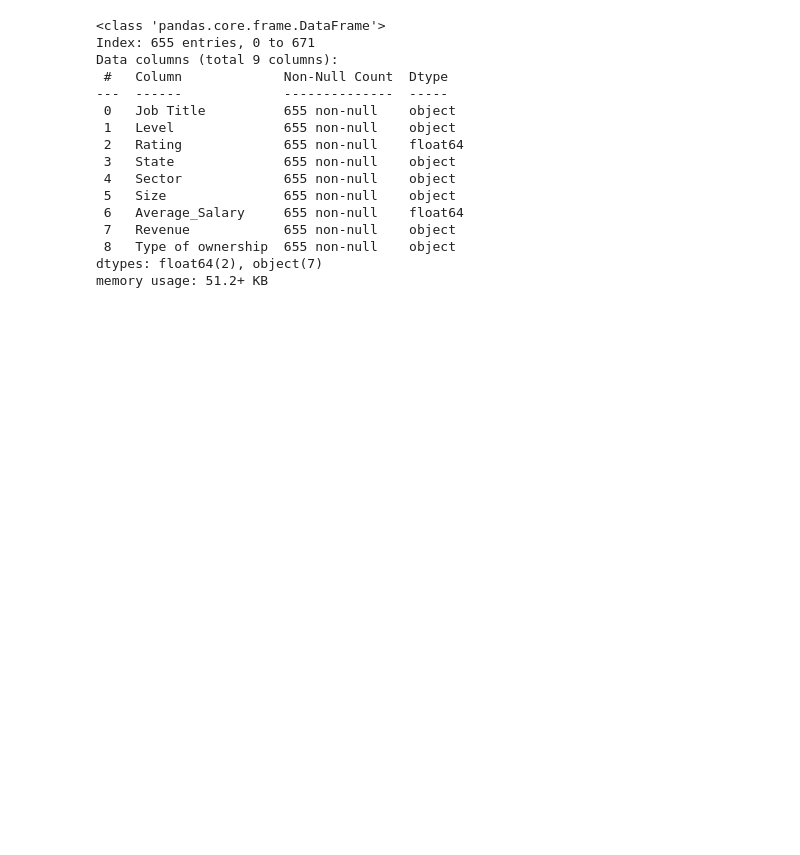
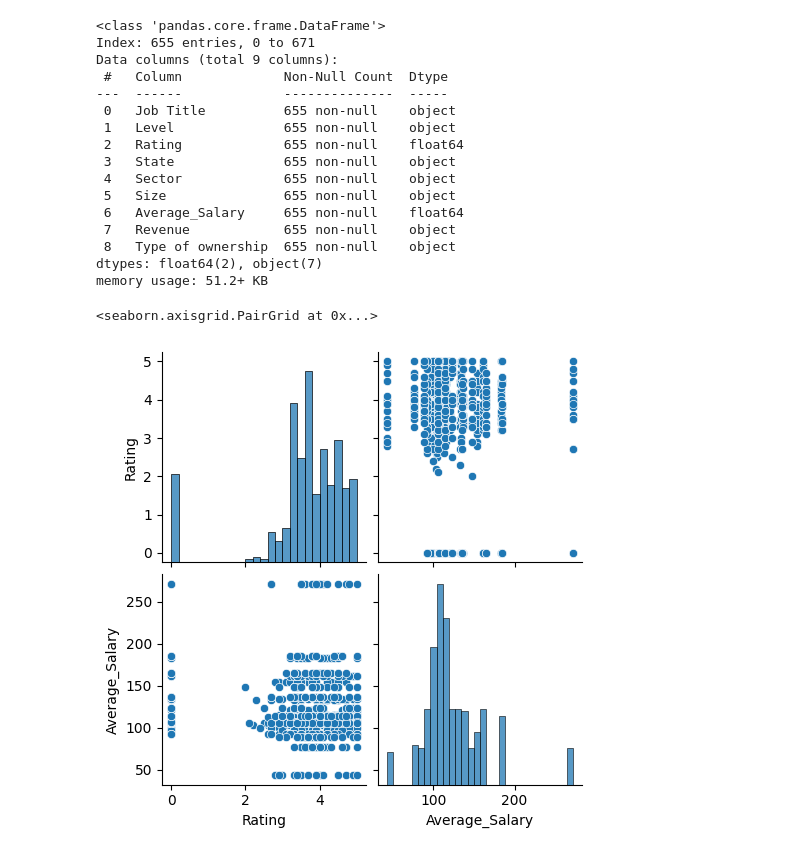
Before and after one commit to swjung333/Data_Science_Python, a Jupyter notebook: Data_Science_Job_Posting_Analysis.ipynb, the cells around one changed output. Cells and saved outputs as stored; diff of their text form; code cells hidden in the pictures; blank space fills up the shorter version.

```diff
--- a/Data_Science_Job_Posting_Analysis.ipynb
+++ b/Data_Science_Job_Posting_Analysis.ipynb
@@ -1022,3 +1022,8 @@ Data columns (total 9 columns):
  8   Type of ownership  655 non-null    object
 dtypes: float64(2), object(7)
 memory usage: 51.2+ KB
+# %%
+sns.pairplot(cleaned_df)
+# %% [output]
+<seaborn.axisgrid.PairGrid at 0x...>
+[figure, added]
```
Also changed, not shown: parts of 17 cells of this notebook.
